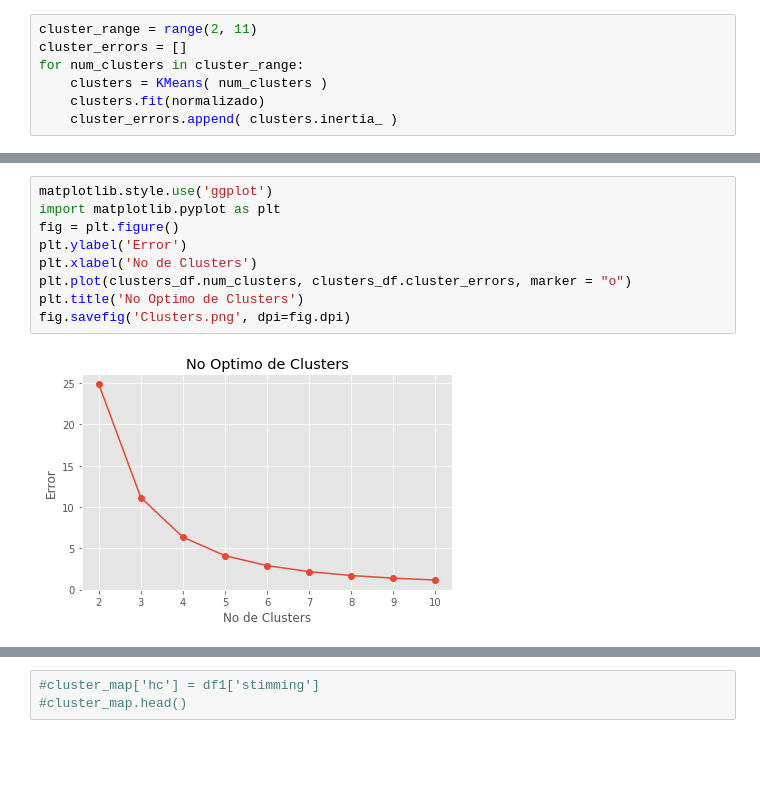
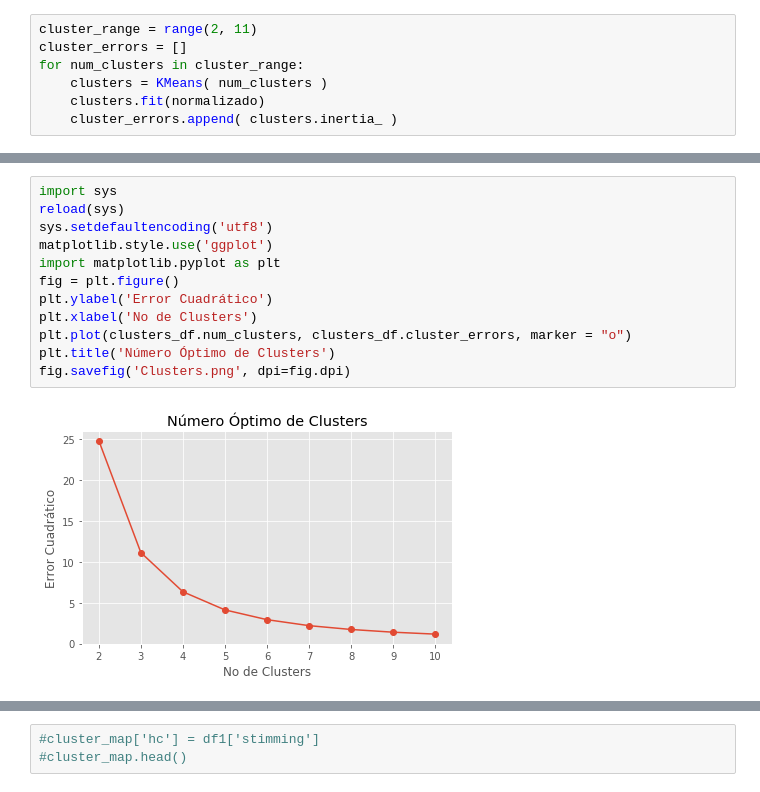
Before and after one commit to jevelezse/mineria_tesis, a Jupyter notebook: mineria_de texto.ipynb, the cells around one changed output, grey strips where cells are left out. Saved outputs shown, nothing was run; the diff lists cells and outputs as text; blank space fills up the shorter version.

```diff
--- a/mineria_de texto.ipynb
+++ b/mineria_de texto.ipynb
@@ -330,14 +330,17 @@ clusters_df
 # %%
+import sys
+reload(sys)
+sys.setdefaultencoding('utf8')
 matplotlib.style.use('ggplot')
 import matplotlib.pyplot as plt
 fig = plt.figure()
-plt.ylabel('Error')
+plt.ylabel('Error Cuadrático')
 plt.xlabel('No de Clusters')
 plt.plot(clusters_df.num_clusters, clusters_df.cluster_errors, marker = "o")
-plt.title('No Optimo de Clusters')
+plt.title('Número Óptimo de Clusters')
 fig.savefig('Clusters.png', dpi=fig.dpi)
 # %% [output]
-[figure, old version]
+[figure, new version]
 # %%
 n_clusters = 5
 silhouette_avg = -1
```
Also changed, not shown: parts of 59 cells of this notebook.
